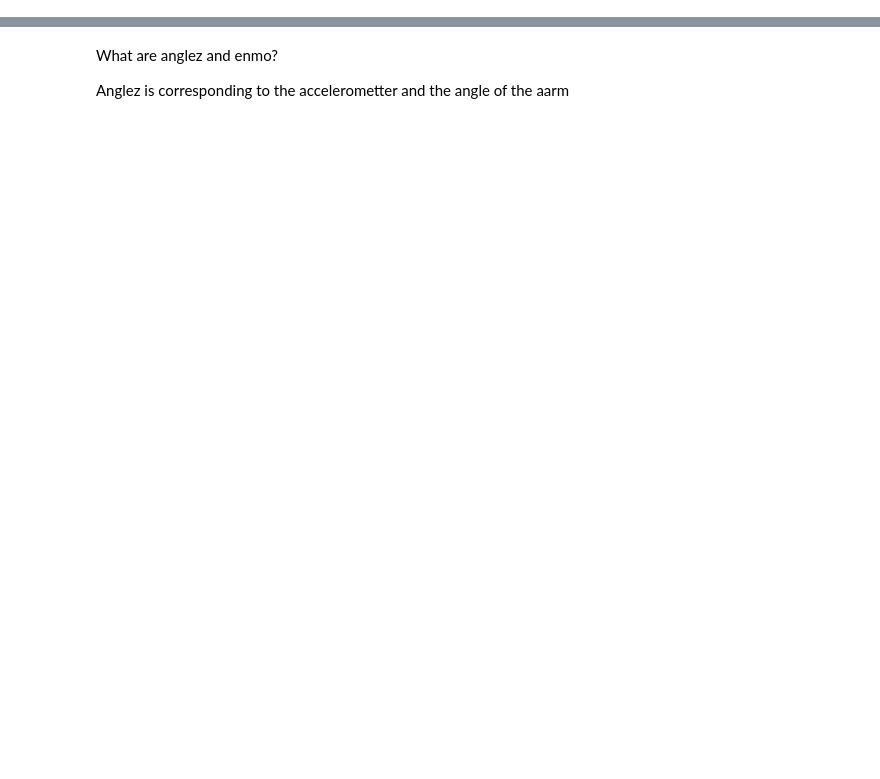
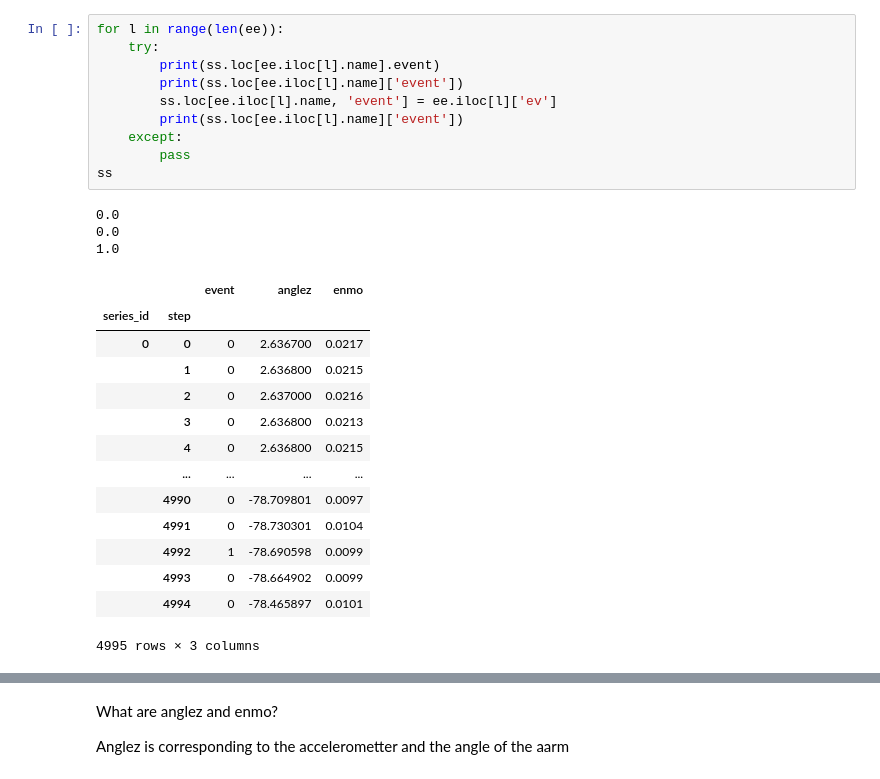
Before and after one commit to antoninchafiol/Detect_Zzz, a Jupyter notebook: notebooks/EDA.ipynb, the cells around one changed output, grey strips where cells are left out. Saved outputs shown, nothing was run; the diff lists cells and outputs as text; blank space fills up the shorter version.

```diff
--- a/notebooks/EDA.ipynb
+++ b/notebooks/EDA.ipynb
@@ -10,0 +98,28 @@ series = pd.read_parquet("../data/original/train_series.parquet")
+# %%
+for l in range(len(ee)):
+    try:
+        print(ss.loc[ee.iloc[l].name].event)
+        print(ss.loc[ee.iloc[l].name]['event'])
+        ss.loc[ee.iloc[l].name, 'event'] = ee.iloc[l]['ev']
+        print(ss.loc[ee.iloc[l].name]['event'])
+    except:
+        pass
+ss
+# %% [output]
+0.0
+0.0
+1.0
+|  |  | event | anglez | enmo |
+| series_id | step |  |  |  |
+| 0 | 0 | 0 | 2.636700 | 0.0217 |
+|  | 1 | 0 | 2.636800 | 0.0215 |
+|  | 2 | 0 | 2.637000 | 0.0216 |
+|  | 3 | 0 | 2.636800 | 0.0213 |
+|  | 4 | 0 | 2.636800 | 0.0215 |
+|  | ... | ... | ... | ... |
+|  | 4990 | 0 | -78.709801 | 0.0097 |
+|  | 4991 | 0 | -78.730301 | 0.0104 |
+|  | 4992 | 1 | -78.690598 | 0.0099 |
+|  | 4993 | 0 | -78.664902 | 0.0099 |
+|  | 4994 | 0 | -78.465897 | 0.0101 |
+4995 rows × 3 columns
```
Also changed, not shown: parts of 13 cells of this notebook, 4 other files.
